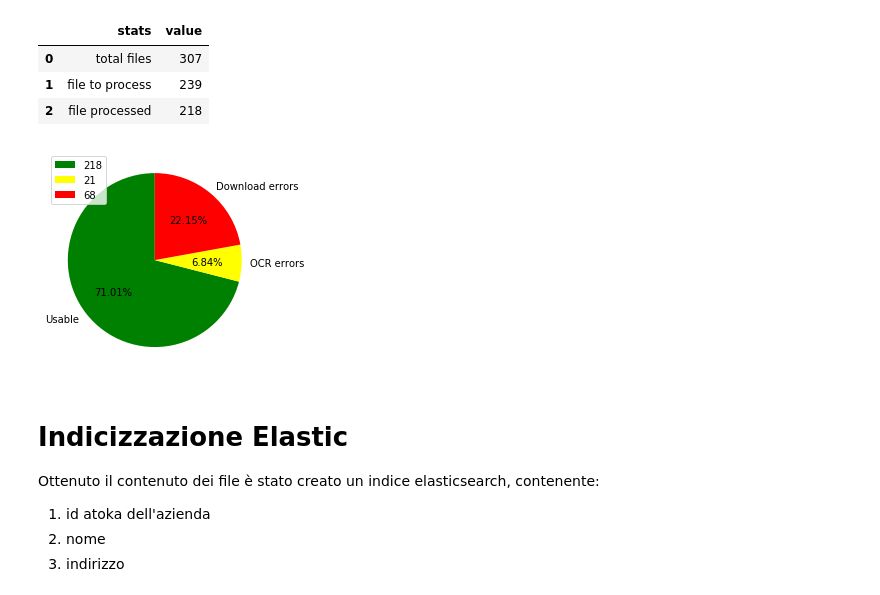
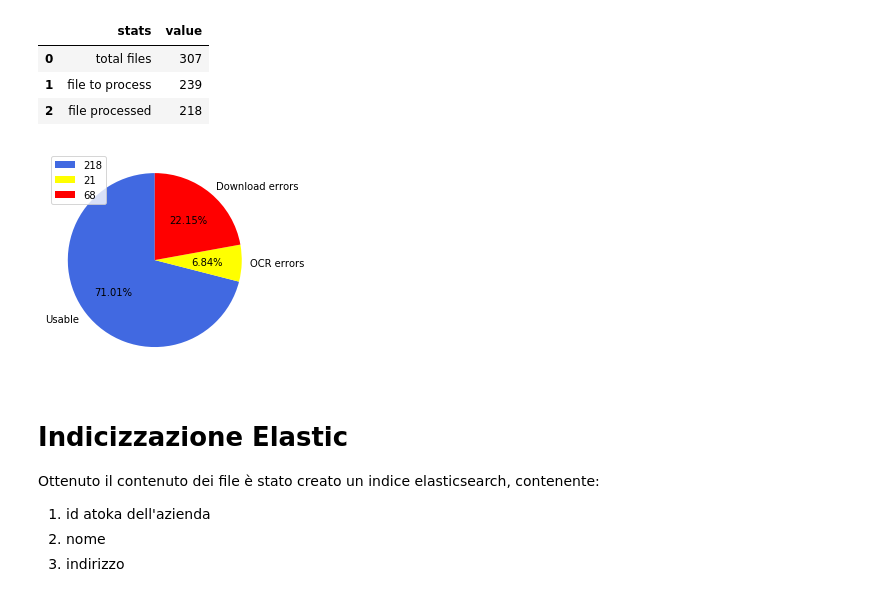
Before and after one commit to tomfran/sustainability_reports_analysis, a Jupyter notebook: notebook.ipynb, the cells around one changed output. Drawn from its saved outputs; the diff is of its cells as text; code cells hidden in the pictures.

```diff
--- a/notebook.ipynb
+++ b/notebook.ipynb
@@ -196,17 +214,17 @@ data
 # %%
 labels = 'Usable', 'OCR errors', 'Download errors'
 
 val = list(data['value'])
 sizes = [val[2], val[1] - val[2], val[0] - val[1]]
-colors = ['green', 'yellow', 'red']
+colors = ['royalblue', 'yellow', 'red']
 
 fig1, ax1 = plt.subplots()
 ax1.pie(sizes, labels=labels, colors=colors, autopct='%1.2f%%', startangle=90)
 plt.legend(sizes, loc="best")
 
 plt.show()
 # %% [output]
-[figure, old version]
+[figure, new version]
 # %% [markdown]
 # Indicizzazione Elastic
 
```
Also changed, not shown: parts of 7 cells of this notebook, 3 other files.
